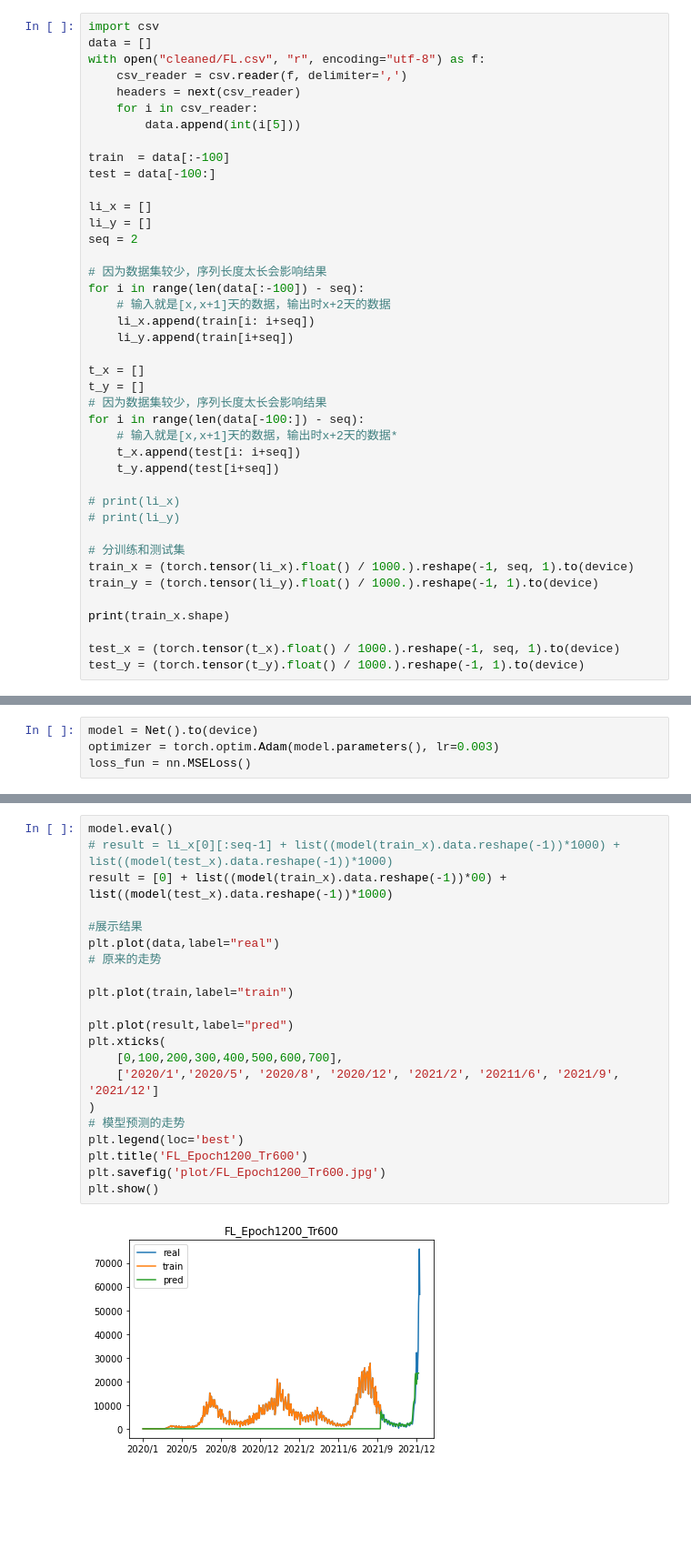
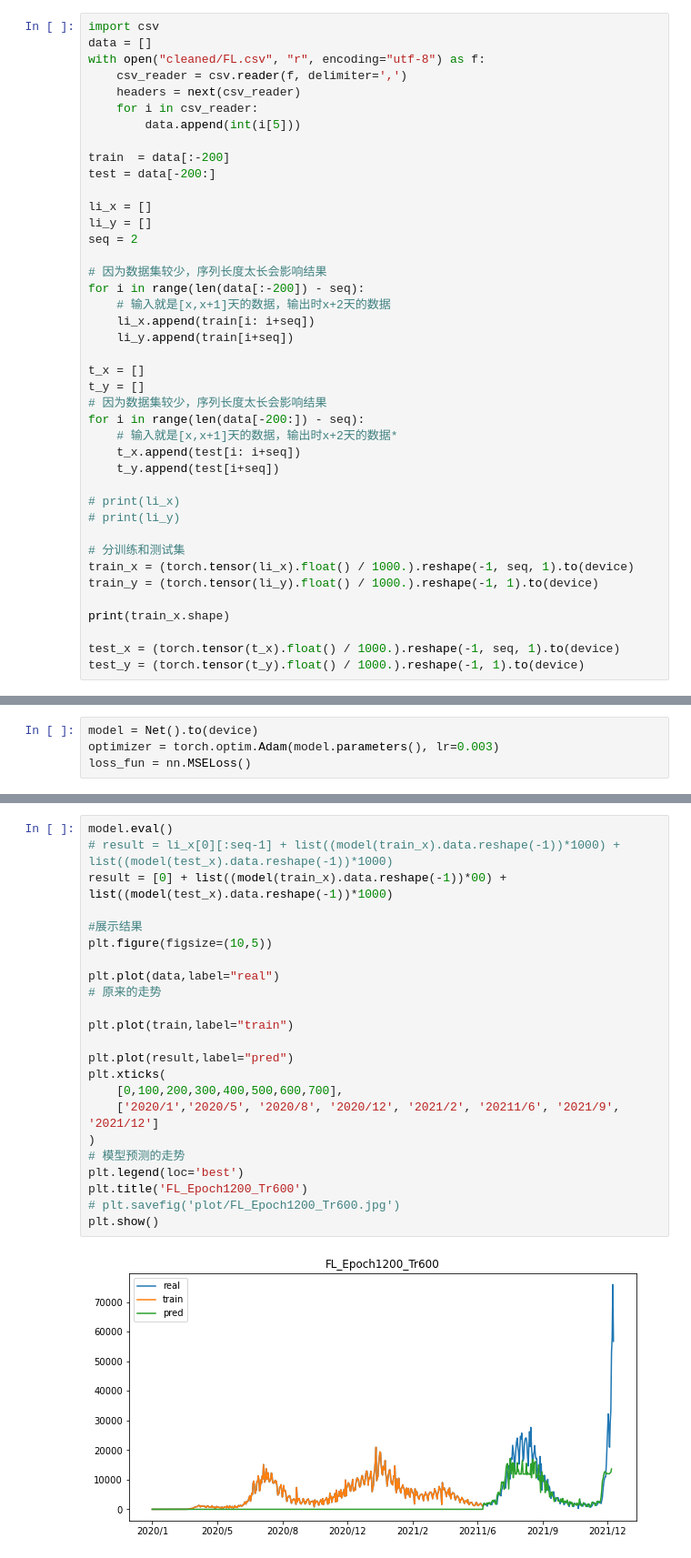
Before and after one commit to GoodrainCN/Covid_Trend, a Jupyter notebook: FL.ipynb, the cells around one changed output, grey strips where cells are left out. Shown: that part at 91% size. Cells and saved outputs as stored; diff of their text form; blank space fills up the shorter version.

```diff
--- a/FL.ipynb
+++ b/FL.ipynb
@@ -14,15 +14,15 @@ with open("cleaned/FL.csv", "r", encoding="utf-8") as f:
     for i in csv_reader:
         data.append(int(i[5]))
 
-train  = data[:-100]
-test = data[-100:]
+train  = data[:-200]
+test = data[-200:]
 
 li_x = []
 li_y = []
 seq = 2
 
 # 因为数据集较少，序列长度太长会影响结果
-for i in range(len(data[:-100]) - seq):
+for i in range(len(data[:-200]) - seq):
     # 输入就是[x,x+1]天的数据，输出时x+2天的数据
     li_x.append(train[i: i+seq])
     li_y.append(train[i+seq])
@@ -30,7 +30,7 @@ for i in range(len(data[:-100]) - seq):
 t_x = []
 t_y = []
 # 因为数据集较少，序列长度太长会影响结果
-for i in range(len(data[-100:]) - seq):
+for i in range(len(data[-200:]) - seq):
     # 输入就是[x,x+1]天的数据，输出时x+2天的数据*
     t_x.append(test[i: i+seq])
     t_y.append(test[i+seq])
@@ -101,23 +101,25 @@ epoch:1180, loss:2.859628677368164, test_loss: 65.51828002929688
 # %%
 model.eval()
 # result = li_x[0][:seq-1] + list((model(train_x).data.reshape(-1))*1000) + list((model(test_x).data.reshape(-1))*1000)
 result = [0] + list((model(train_x).data.reshape(-1))*00) + list((model(test_x).data.reshape(-1))*1000)
 
 #展示结果
+plt.figure(figsize=(10,5))
+
 plt.plot(data,label="real")
 # 原来的走势
 
 plt.plot(train,label="train")
 
 plt.plot(result,label="pred")
 plt.xticks(
     [0,100,200,300,400,500,600,700],
     ['2020/1','2020/5', '2020/8', '2020/12', '2021/2', '20211/6', '2021/9', '2021/12']
 )
 # 模型预测的走势
 plt.legend(loc='best')
 plt.title('FL_Epoch1200_Tr600')
-plt.savefig('plot/FL_Epoch1200_Tr600.jpg')
+# plt.savefig('plot/FL_Epoch1200_Tr600.jpg')
 plt.show()
 # %% [output]
-[figure, old version]
+[figure, new version]
```
Also changed, not shown: parts of 10 cells of this notebook, 4 other files.
